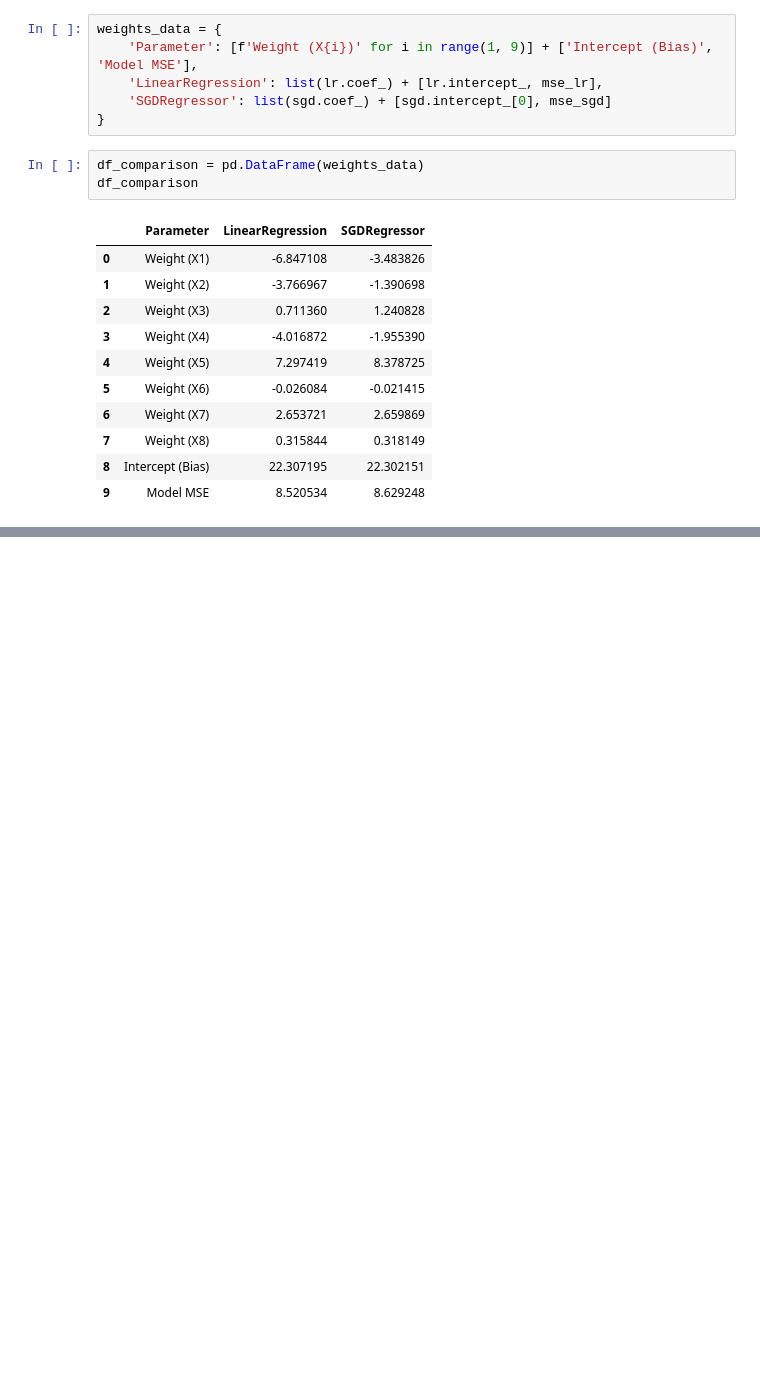
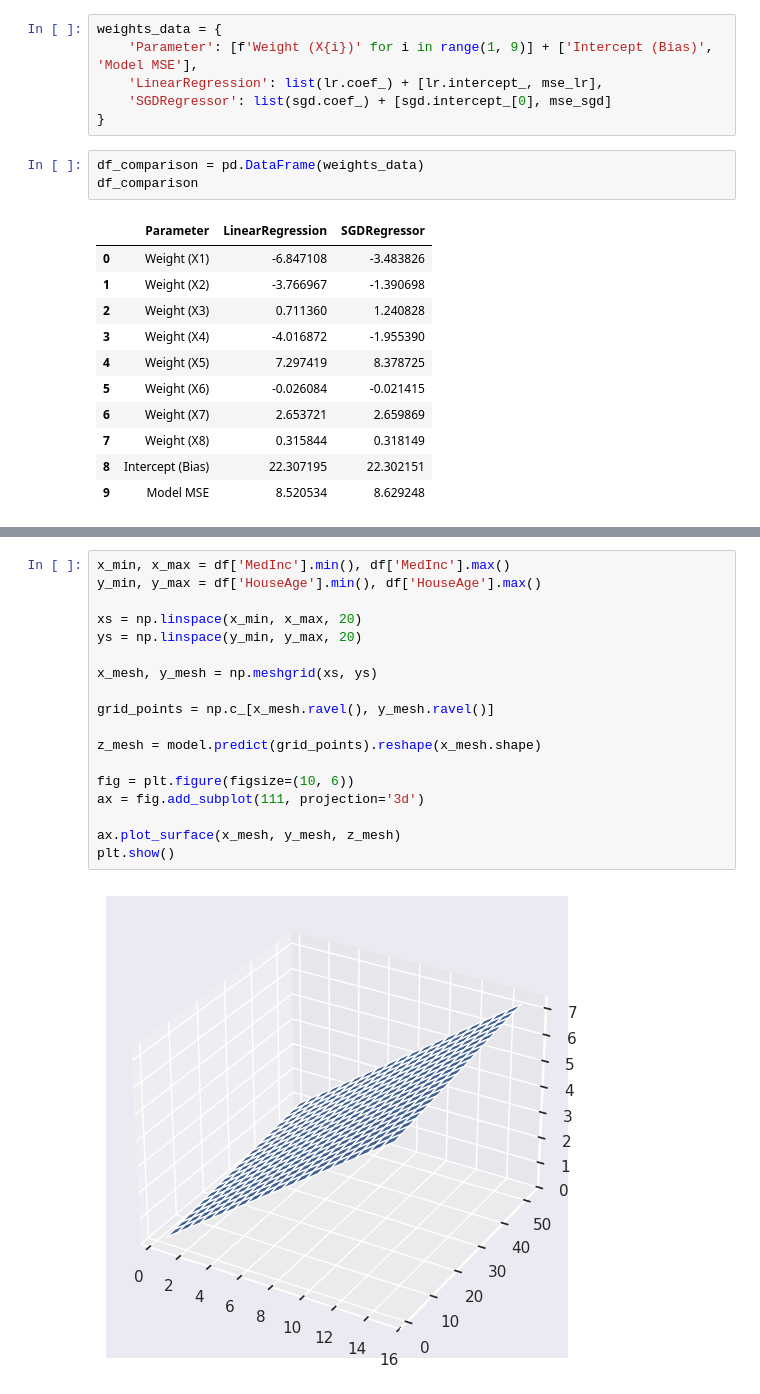
Before and after one commit to Redcoder815/Machine_learning_phitron, a Jupyter notebook: 29MultipleLinearRegressionPracticeProblem.ipynb, the cells around one changed output, grey strips where cells are left out. Drawn from its saved outputs; the diff is of its cells as text; blank space fills up the shorter version.

```diff
--- a/29MultipleLinearRegressionPracticeProblem.ipynb
+++ b/29MultipleLinearRegressionPracticeProblem.ipynb
@@ -541,0 +697,20 @@ df_comparison
+# %%
+x_min, x_max = df['MedInc'].min(), df['MedInc'].max()
+y_min, y_max = df['HouseAge'].min(), df['HouseAge'].max()
+
+xs = np.linspace(x_min, x_max, 20)
+ys = np.linspace(y_min, y_max, 20)
+
+x_mesh, y_mesh = np.meshgrid(xs, ys)
+
+grid_points = np.c_[x_mesh.ravel(), y_mesh.ravel()]
+
+z_mesh = model.predict(grid_points).reshape(x_mesh.shape)
+
+fig = plt.figure(figsize=(10, 6))
+ax = fig.add_subplot(111, projection='3d')
+
+ax.plot_surface(x_mesh, y_mesh, z_mesh)
+plt.show()
+# %% [output]
+[figure, added]
```
Also changed, not shown: parts of 40 cells of this notebook.
